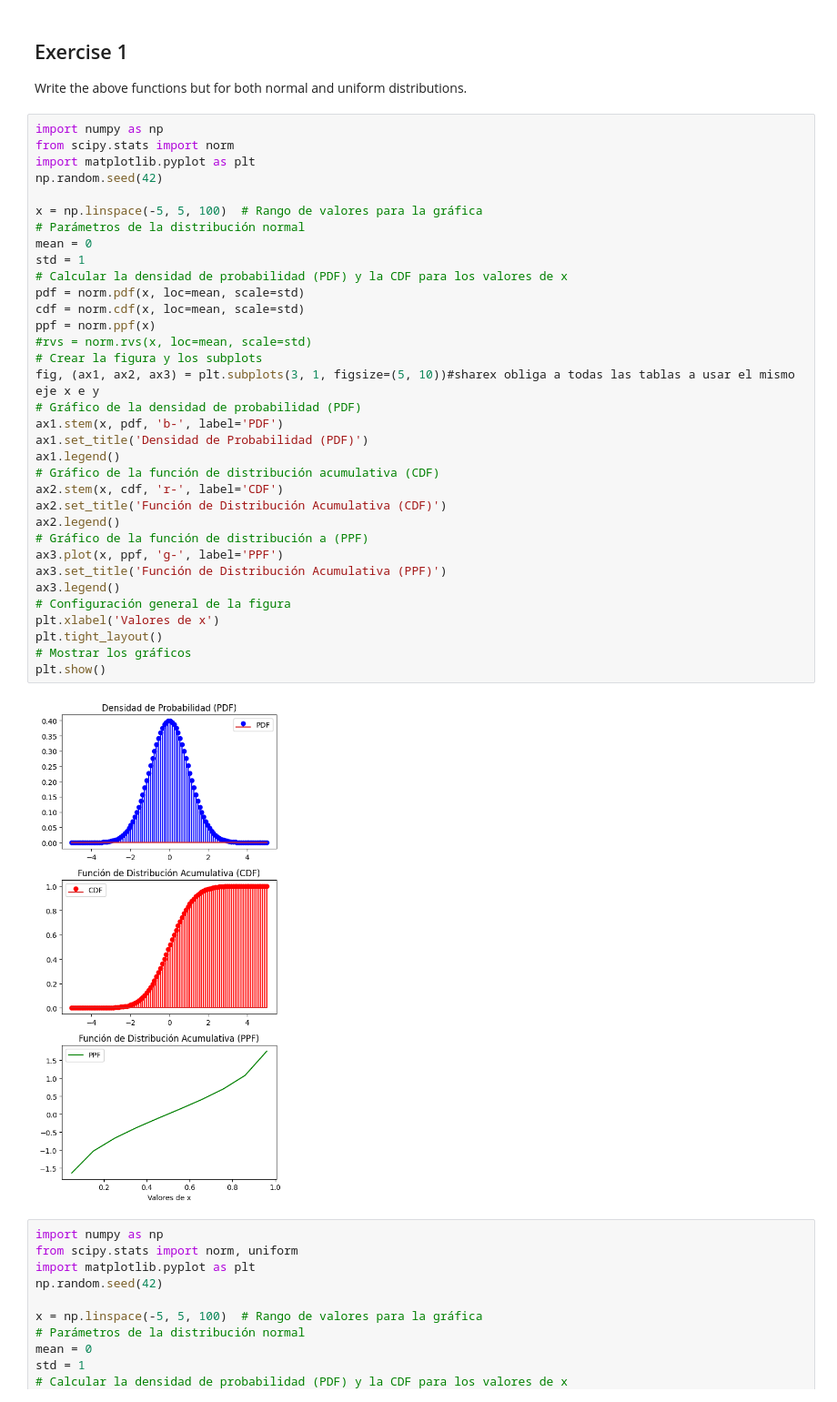
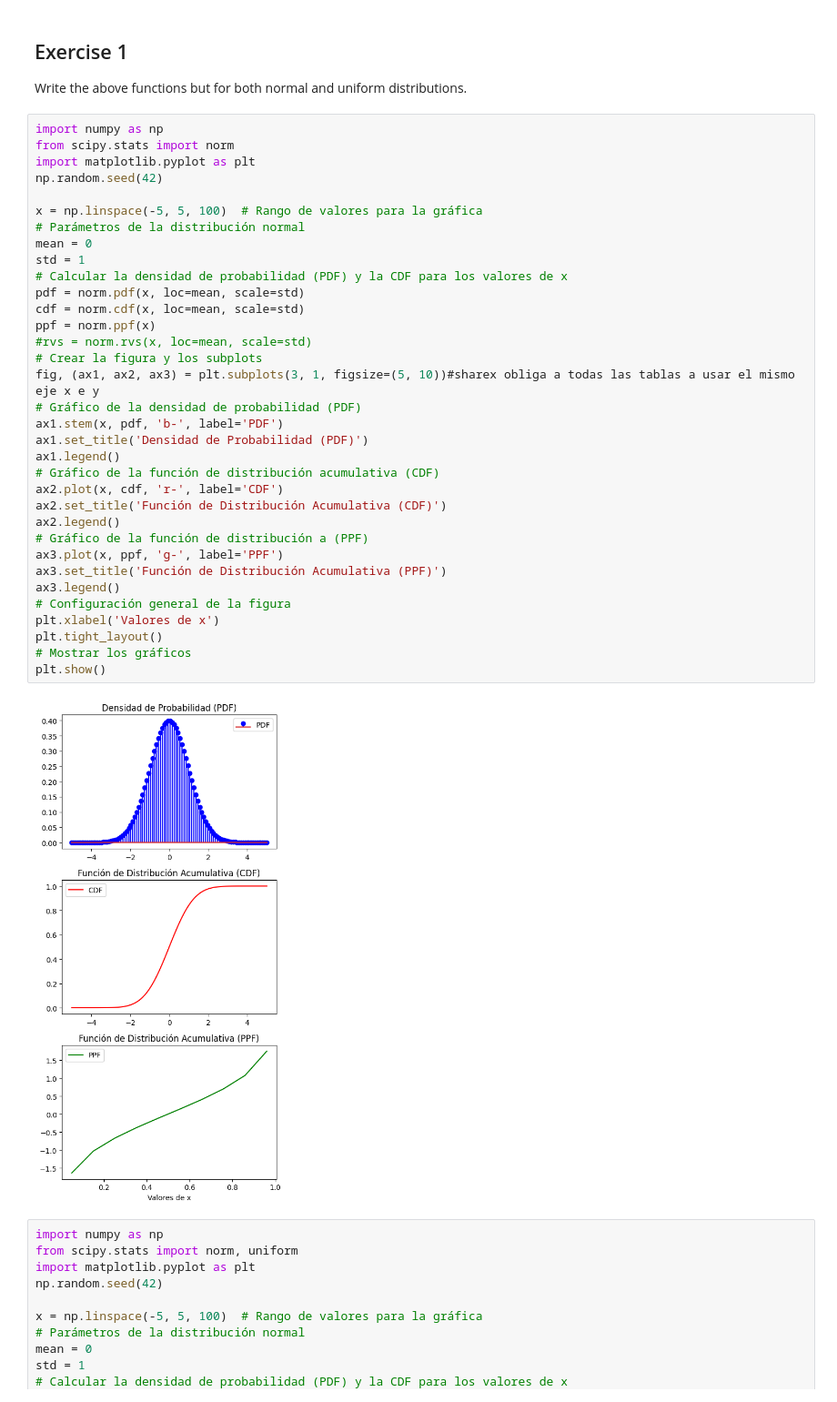
Before and after one commit to Rafaelperezortiz/probability-distribution-exercises-project-with-python, a Jupyter notebook: notebook/problems.ipynb, the cells around one changed output. Shown: that part at 91% size. Drawn from its saved outputs; the diff is of its cells as text.

```diff
--- a/notebook/problems.ipynb
+++ b/notebook/problems.ipynb
@@ -91,35 +91,35 @@ import matplotlib.pyplot as plt
 np.random.seed(42)
 
 x = np.linspace(-5, 5, 100)  # Rango de valores para la gráfica
 # Parámetros de la distribución normal
 mean = 0
 std = 1
 # Calcular la densidad de probabilidad (PDF) y la CDF para los valores de x
 pdf = norm.pdf(x, loc=mean, scale=std)
 cdf = norm.cdf(x, loc=mean, scale=std)
 ppf = norm.ppf(x)
 #rvs = norm.rvs(x, loc=mean, scale=std)
 # Crear la figura y los subplots
 fig, (ax1, ax2, ax3) = plt.subplots(3, 1, figsize=(5, 10))#sharex obliga a todas las tablas a usar el mismo eje x e y
 # Gráfico de la densidad de probabilidad (PDF)
 ax1.stem(x, pdf, 'b-', label='PDF')
 ax1.set_title('Densidad de Probabilidad (PDF)')
 ax1.legend()
 # Gráfico de la función de distribución acumulativa (CDF)
-ax2.stem(x, cdf, 'r-', label='CDF')
+ax2.plot(x, cdf, 'r-', label='CDF')
 ax2.set_title('Función de Distribución Acumulativa (CDF)')
 ax2.legend()
 # Gráfico de la función de distribución a (PPF)
 ax3.plot(x, ppf, 'g-', label='PPF')
 ax3.set_title('Función de Distribución Acumulativa (PPF)')
 ax3.legend()
 # Configuración general de la figura
 plt.xlabel('Valores de x')
 plt.tight_layout()
 # Mostrar los gráficos
 plt.show()
 # %% [output]
-[figure, old version]
+[figure, new version]
 # %%
 import numpy as np
 from scipy.stats import norm, uniform
```
